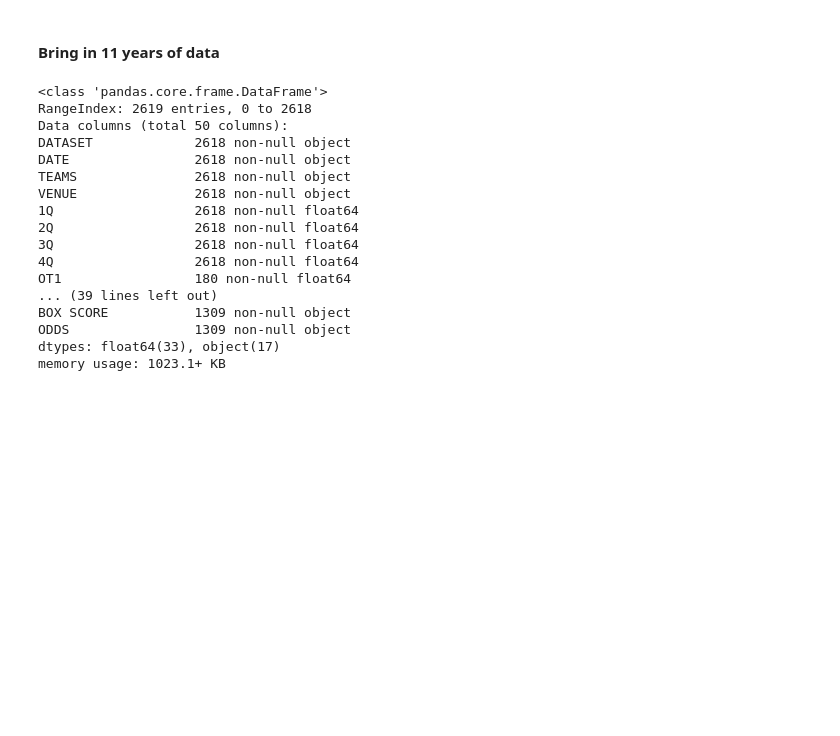
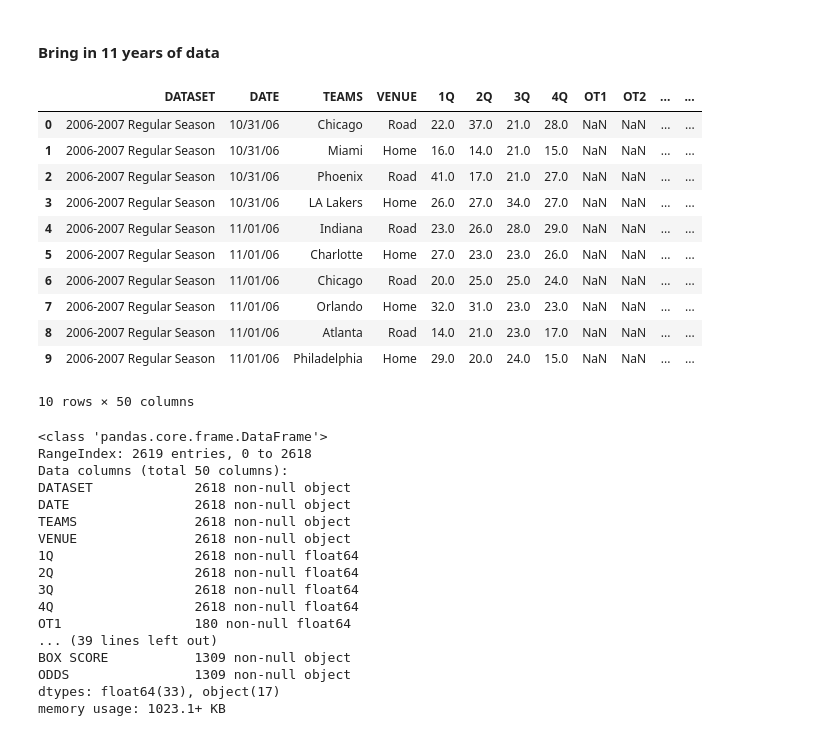
Before and after one commit to bryanco1966/Sports-Modeling, a Jupyter notebook: combine_and_transform_nba.ipynb, the cells around one changed output. Drawn from its saved outputs; the diff is of its cells as text; code cells hidden in the pictures; blank space fills up the shorter version.

```diff
--- a/combine_and_transform_nba.ipynb
+++ b/combine_and_transform_nba.ipynb
@@ -33,6 +33,21 @@ nba2014 = pd.read_csv('./data/2014-2015_NBA_Box_Score_Team-Stats.csv')
 nba2015 = pd.read_csv('./data/2015-2016_NBA_Box_Score_Team-Stats.csv')
 nba2016 = pd.read_csv('./data/2016-2017_NBA_Box_Score_Team-Stats.csv')
 nba2017 = pd.read_csv('./data/2017-2018_NBA_Box_Score_Team-Stats.csv')
+# %%
+nba2006.head(10)
+# %% [output]
+|  | DATASET | DATE | TEAMS | VENUE | 1Q | 2Q | 3Q | 4Q | OT1 | OT2 | ... | ... |
+| 0 | 2006-2007 Regular Season | 10/31/06 | Chicago | Road | 22.0 | 37.0 | 21.0 | 28.0 | NaN | NaN | ... | ... |
+| 1 | 2006-2007 Regular Season | 10/31/06 | Miami | Home | 16.0 | 14.0 | 21.0 | 15.0 | NaN | NaN | ... | ... |
+| 2 | 2006-2007 Regular Season | 10/31/06 | Phoenix | Road | 41.0 | 17.0 | 21.0 | 27.0 | NaN | NaN | ... | ... |
+| 3 | 2006-2007 Regular Season | 10/31/06 | LA Lakers | Home | 26.0 | 27.0 | 34.0 | 27.0 | NaN | NaN | ... | ... |
+| 4 | 2006-2007 Regular Season | 11/01/06 | Indiana | Road | 23.0 | 26.0 | 28.0 | 29.0 | NaN | NaN | ... | ... |
+| 5 | 2006-2007 Regular Season | 11/01/06 | Charlotte | Home | 27.0 | 23.0 | 23.0 | 26.0 | NaN | NaN | ... | ... |
+| 6 | 2006-2007 Regular Season | 11/01/06 | Chicago | Road | 20.0 | 25.0 | 25.0 | 24.0 | NaN | NaN | ... | ... |
+| 7 | 2006-2007 Regular Season | 11/01/06 | Orlando | Home | 32.0 | 31.0 | 23.0 | 23.0 | NaN | NaN | ... | ... |
+| 8 | 2006-2007 Regular Season | 11/01/06 | Atlanta | Road | 14.0 | 21.0 | 23.0 | 17.0 | NaN | NaN | ... | ... |
+| 9 | 2006-2007 Regular Season | 11/01/06 | Philadelphia | Home | 29.0 | 20.0 | 24.0 | 15.0 | NaN | NaN | ... | ... |
+10 rows × 50 columns
 # %%
 nba2006.info()
 # %% [output]
```
Also changed, not shown: 2 other files.
